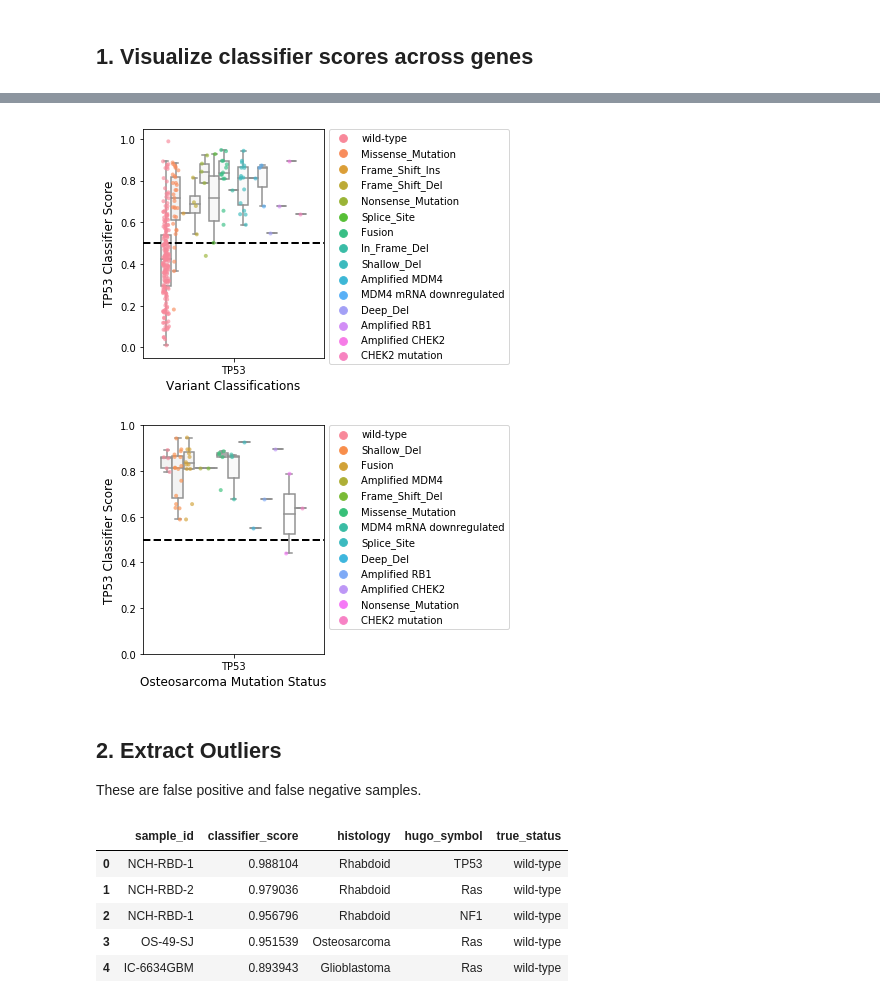
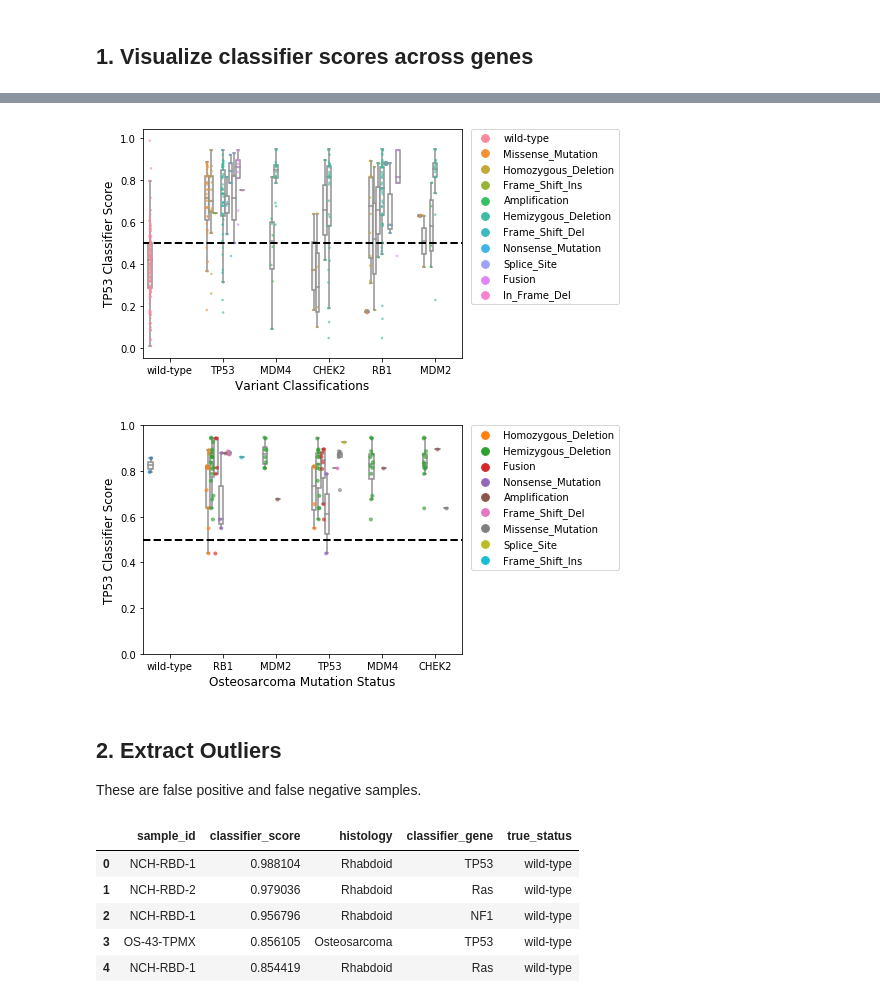
Before and after one commit to marislab/pdx-classification, a Jupyter notebook: 3.explore-variants.ipynb, the cells around one changed output, grey strips where cells are left out. Saved outputs shown, nothing was run; the diff lists cells and outputs as text; code cells hidden in the pictures.

Commit message:
update notebook 3 for ras and tp53 genes

```diff
--- a/3.explore-variants.ipynb
+++ b/3.explore-variants.ipynb
@@ -46,10 +47,11 @@ full_scores_df.head(2)
 # %%
 # Extract scores for each variant
-ras_genes = ['ALK', 'NF1', 'PTPN11', 'BRAF', 'CIC', 'KRAS', 'HRAS', 'NRAS', 'DMD', 'SOS1']
+ras_genes = ['ALK', 'NF1', 'PTPN11', 'BRAF', 'KRAS', 'HRAS', 'NRAS']
+tp53_genes = ["TP53", "RB1", "CHEK2", "MDM2", "MDM4"]
 
 ras_scores_df = scores_df.query("Hugo_Symbol in @ras_genes")
 nf1_scores_df = scores_df.query("Hugo_Symbol == 'NF1'")
-tp53_scores_df = scores_df.query("Hugo_Symbol == 'TP53'")
+tp53_scores_df = scores_df.query("Hugo_Symbol == @tp53_genes")
 # %%
 # Extract out wild-type samples and rename columns
 ras_wildtype_df = (
@@ -71,7 +73,7 @@ tp53_wildtype_df = (
 )
 # %%
 # Merge data for downstream plotting
-sub_cols = ['Variant_Classification', 'Confidence', 'Hugo_Symbol']
+sub_cols = ['Variant_Classification', 'Hugo_Symbol']
 
 ras_df = (
     ras_wildtype_df
@@ -115,6 +102,0 @@ vis_classifier_scores(df=nf1_df,
-# %%
-tp53_df.loc[tp53_df['Hugo_Symbol'] == 'wild-type', 'Hugo_Symbol'] = 'TP53'
-
-vis_classifier_scores(df=tp53_df,
-                      gene='TP53',
-                      confidence_color_dict=confidence_pal)
@@ -123,44 +112,47 @@ vis_classifier_scores(df=tp53_df,
 # %%
 # Plot different variant classifications across TP53
 file = os.path.join('figures', 'TP53_variant_classification.pdf')
+
+plt.figure(figsize=(7.5, 4))
 ax = sns.boxplot(x='Hugo_Symbol',
                  y='tp53_score',
                  data=tp53_df,
                  hue='Variant_Classification',
                  color='white',
                  fliersize=0)
 
 ax = sns.stripplot(x='Hugo_Symbol',
                    y='tp53_score',
                    data=tp53_df,
                    hue='Variant_Classification',
                    dodge=True,
                    edgecolor='black',
-                   jitter=0.25,
-                   size=4,
+                   jitter=0.15,
+                   size=2.5,
                    alpha=0.65)
 
 ax.set_ylabel('TP53 Classifier Score', fontsize=12)
 ax.set_xlabel('Variant Classifications', fontsize=12)
 handles, labels = ax.get_legend_handles_labels()
 
-lgd = plt.legend(handles[15:30], labels[15:30],
+lgd = plt.legend(handles[11:35], labels[11:35],
                  ncol=1,
                  bbox_to_anchor=(1.03, 1),
                  loc=2,
                  borderaxespad=0.,
                  fontsize=10)
 
 plt.axhline(linewidth=2, y=0.5, color='black', linestyle='dashed')
 plt.tight_layout()
-plt.savefig(file)
+plt.savefig(file, dpi=400)
 # %% [output]
-[figure, old version]
+[figure, new version]
 # %%
 # Visualize Osteosarcoma Specifically
 osteo_df = tp53_df[tp53_df["Histology-Detailed"] == "Osteosarcoma"]
 file = os.path.join('figures', 'TP53_osteosarcoma_variant_classification.pdf')
 
+plt.figure(figsize=(7.5, 4))
 ax = sns.boxplot(x='Hugo_Symbol',
                  y='tp53_score',
                  data=osteo_df,
@@ -183,7 +175,7 @@ ax.set_ylabel('TP53 Classifier Score', fontsize=12)
 ax.set_xlabel('Osteosarcoma Mutation Status', fontsize=12)
 handles, labels = ax.get_legend_handles_labels()
 
-lgd = plt.legend(handles[13:26], labels[13:26],
+lgd = plt.legend(handles[11:26], labels[11:26],
                  ncol=1,
                  bbox_to_anchor=(1.03, 1),
                  loc=2,
@@ -194,7 +186,7 @@ plt.axhline(linewidth=2, y=0.5, color='black', linestyle='dashed')
 plt.tight_layout()
 plt.savefig(file)
 # %% [output]
-[figure, old version]
+[figure, new version]
 # %% [markdown]
 ## 2. Extract Outliers
 
@@ -218,16 +210,17 @@ full_outlier_df = (
     .sort_values(by='classifier_score', ascending=False)
     .drop_duplicates()
     .reset_index(drop=True)
+    .rename({'hugo_symbol': 'classifier_gene'}, axis='columns')
 )
 
 full_outlier_df.head()
 # %% [output]
-|  | sample_id | classifier_score | histology | hugo_symbol | true_status |
+|  | sample_id | classifier_score | histology | classifier_gene | true_status |
 | 0 | NCH-RBD-1 | 0.988104 | Rhabdoid | TP53 | wild-type |
 | 1 | NCH-RBD-2 | 0.979036 | Rhabdoid | Ras | wild-type |
 | 2 | NCH-RBD-1 | 0.956796 | Rhabdoid | NF1 | wild-type |
-| 3 | OS-49-SJ | 0.951539 | Osteosarcoma | Ras | wild-type |
-| 4 | IC-6634GBM | 0.893943 | Glioblastoma | Ras | wild-type |
+| 3 | OS-43-TPMX | 0.856105 | Osteosarcoma | TP53 | wild-type |
+| 4 | NCH-RBD-1 | 0.854419 | Rhabdoid | Ras | wild-type |
 # %%
 file = os.path.join("results", "outlier_predictions_ras_tp53_nf1.tsv")
 full_outlier_df.to_csv(file, sep='\t', index=False)
```
Also changed, not shown: parts of 8 cells of this notebook, 2 other files.
